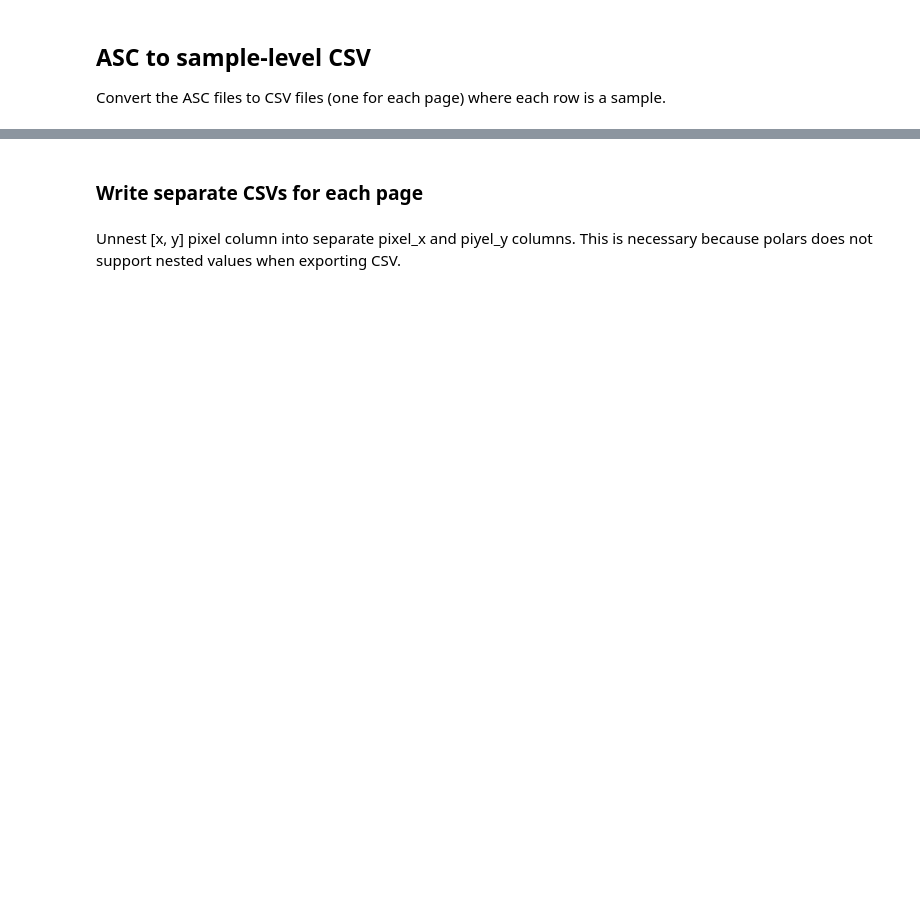
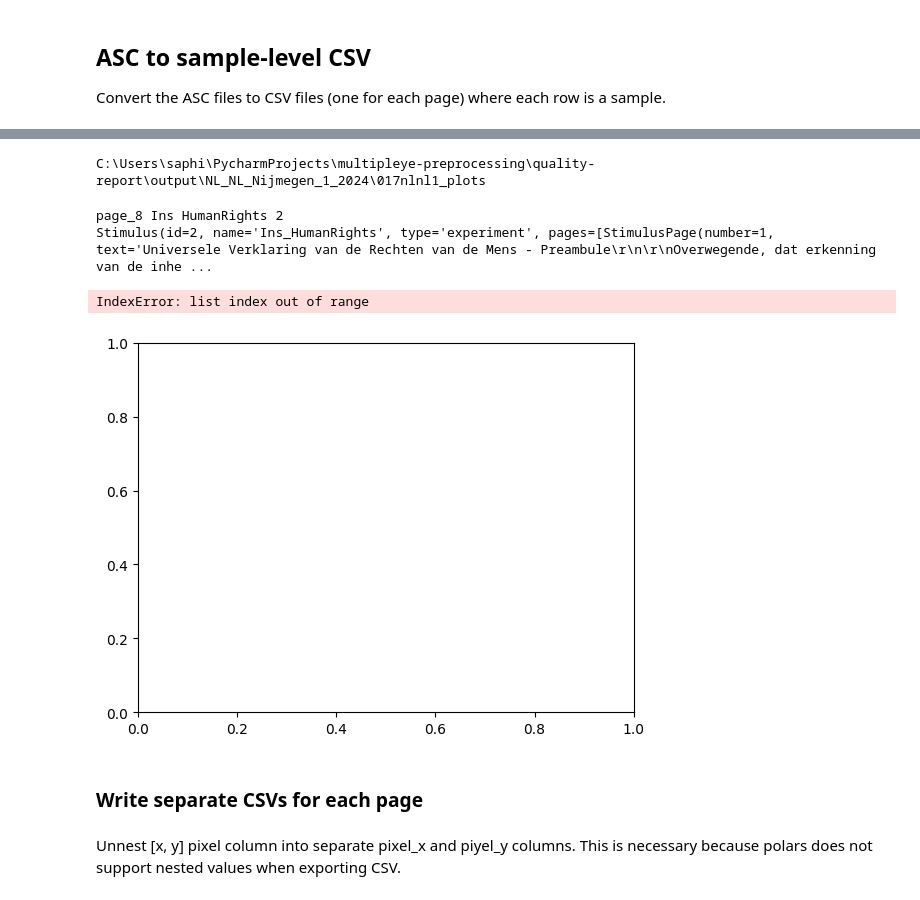
Before and after one commit to theDebbister/multipleye-preprocessing, a Jupyter notebook: quality-report/sanity_checks.ipynb, the cells around one changed output, grey strips where cells are left out. Saved outputs shown, nothing was run; the diff lists cells and outputs as text; code cells hidden in the pictures; blank space fills up the shorter version.

```diff
--- a/quality-report/sanity_checks.ipynb
+++ b/quality-report/sanity_checks.ipynb
@@ -15,5 +97,6 @@ output_dir.mkdir(exist_ok=True)
 # %%
 import json
-with open (f"C:\\Users\saphi\PycharmProjects\multipleye-preprocessing\data\stimuli_MultiplEYE_zh_ch_Zurich_1_2025\config\MultiplEYE_ZH_CH_Zurich_1_2025_lab_configuration.json") as f:
+with open (vars_dict["json"]) as f:
     lab_config = json.load(f)
-## Get Lab Configuration
+
+lab_config
@@ -178,15 +173,0 @@ metadata
-# %%
-stimulus_ids = {
-    "PRACTICE_trial_1": "practice1",
-    "PRACTICE_trial_2": "practice2",
-}
-with open("data/pilot-hr-1-zh/logfiles/completed_stimuli.csv") as f:
-# with open(data_dir / "logfiles" / "completed_stimuli.csv") as f:
-    reader = csv.DictReader(f)
-    for i, row in enumerate(reader):
-        stimulus_ids[f"trial_{i + 1}"] = f"stimulus{row['stimulus_id']}"
-
-df = data.frame.with_columns(
-    pl.col("trial").replace(stimulus_ids).alias("stimulus_id")
-)
-df
@@ -212,0 +205,9 @@ shape: (3_220_492, 8)
+# %%
+plot_dir = vars_dict["output_dir"] / f"{vars_dict['participant_abbr']}_plots"
+plot_dir.mkdir(exist_ok=True)
+
+plot_main_sequence(gaze.events, plot_dir)
+# %%
+print(plot_dir)
+# %% [output]
+C:\Users\saphi\PycharmProjects\multipleye-preprocessing\quality-report\output\NL_NL_Nijmegen_1_2024\017nlnl1_plots
@@ -213,3 +287,10 @@ shape: (3_220_492, 8)
+# %%
+plot_gaze_new(gaze, stimulus_object=stimulus, plots_dir=plot_dir)
+# %% [output]
+page_8 Ins HumanRights 2
+Stimulus(id=2, name='Ins_HumanRights', type='experiment', pages=[StimulusPage(number=1, text='Universele Verklaring van de Rechten van de Mens - Preambule\r\n\r\nOverwegende, dat erkenning van de inhe ...
+IndexError: list index out of range
+[figure, added]
 # %% [markdown]
 ### Write separate CSVs for each page
 # %% [markdown]
```
Also changed, not shown: parts of 27 cells of this notebook, 3 other files.
